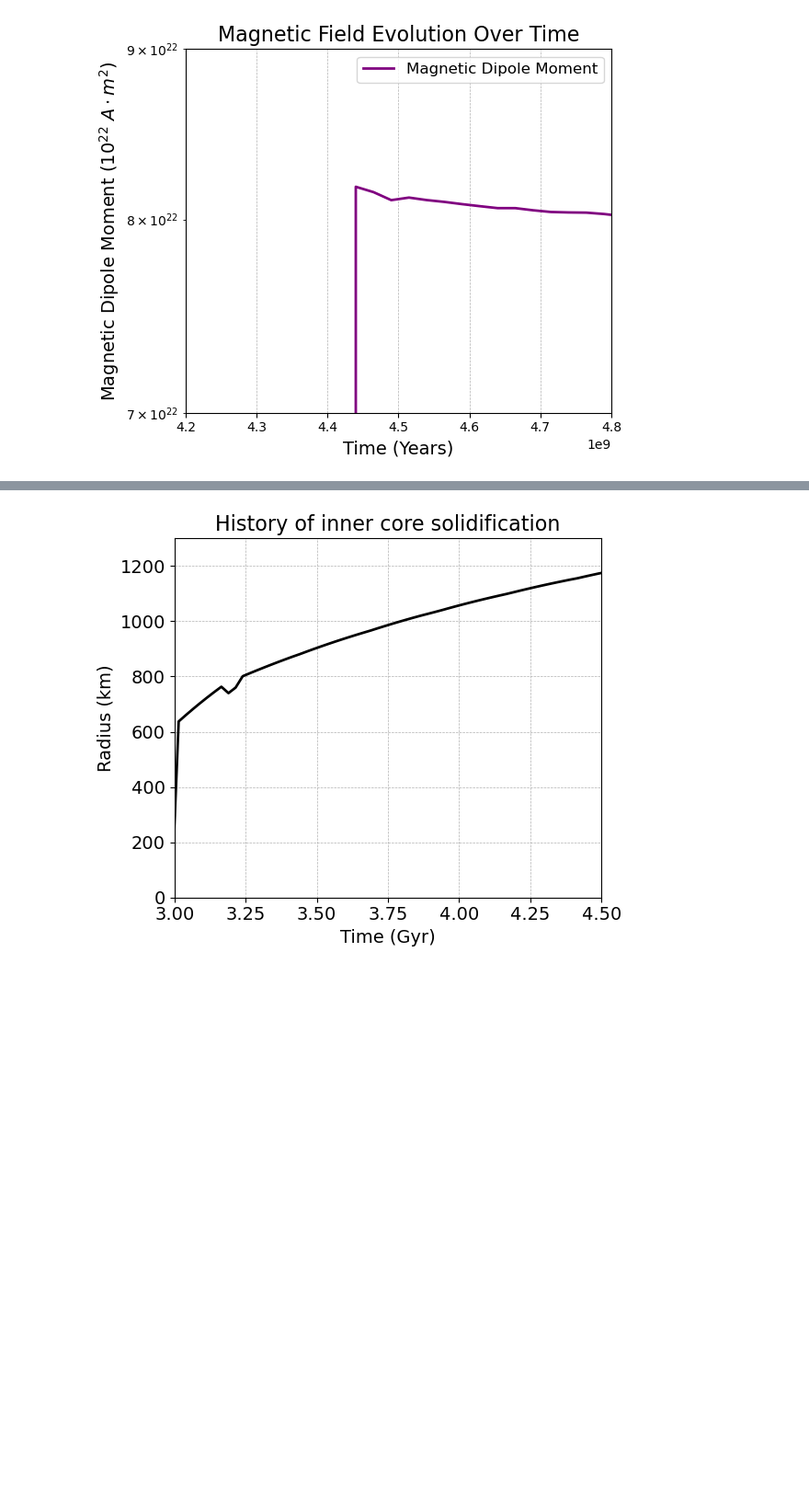
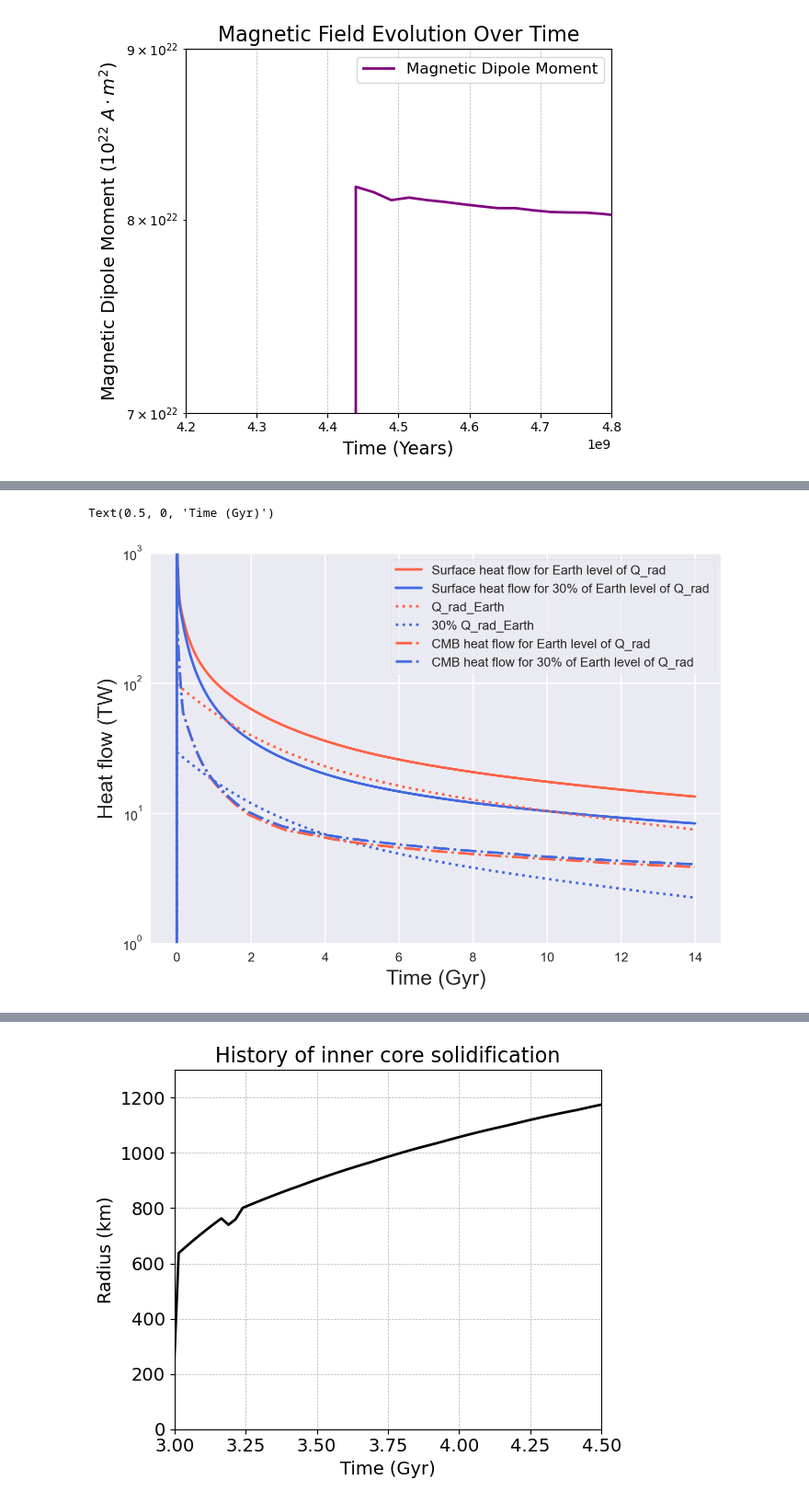
Before and after one commit to zhangjis/CMAPPER_rock, a Jupyter notebook: Untitled.ipynb, the cells around one changed output, grey strips where cells are left out. Shown at 92% size. Drawn from its saved outputs; the diff is of its cells as text; code cells hidden in the pictures; blank space fills up the shorter version.

```diff
--- a/Untitled.ipynb
+++ b/Untitled.ipynb
@@ -1144,0 +1181,16 @@ plt.show()
+# %%
+plt.yscale('log')
+plt.ylim(1.0,1000.0)
+plt.plot(evolution_data1["time"]/1e9/86400.0/365.0, evolution_data1["surface heat flow"]/1e12, color='tomato',label='Surface heat flow for Earth level of Q_rad',linewidth=2)
+plt.plot(evolution_data2["time"]/1e9/86400.0/365.0, evolution_data2["surface heat flow"]/1e12, color='royalblue',label='Surface heat flow for 30% of Earth level of Q_rad',linewidth=2)
+plt.plot(evolution_data1["time"]/1e9/86400.0/365.0, evolution_data1["mantle radiogenic heating"]/1e12, color='tomato',label='Q_rad_Earth',linewidth=2,linestyle=':')
+plt.plot(evolution_data2["time"]/1e9/86400.0/365.0, evolution_data2["mantle radiogenic heating"]/1e12, color='royalblue',label='30% Q_rad_Earth',linewidth=2,linestyle=':')
+plt.plot(evolution_data1["time"]/1e9/86400.0/365.0, evolution_data1["CMB heat flow"]/1e12, color='tomato',label='CMB heat flow for Earth level of Q_rad',linewidth=2,linestyle='-.')
+plt.plot(evolution_data2["time"]/1e9/86400.0/365.0, evolution_data2["CMB heat flow"]/1e12, color='royalblue',label='CMB heat flow for 30% of Earth level of Q_rad',linewidth=2,linestyle='-.')
+
+plt.legend(frameon=True)
+plt.ylabel('Heat flow (TW)',fontsize=16.5)
+plt.xlabel('Time (Gyr)',fontsize=16.5)
+# %% [output]
+Text(0.5, 0, 'Time (Gyr)')
+[figure, added]
```
Also changed, not shown: parts of 14 cells of this notebook, 3 other files.
